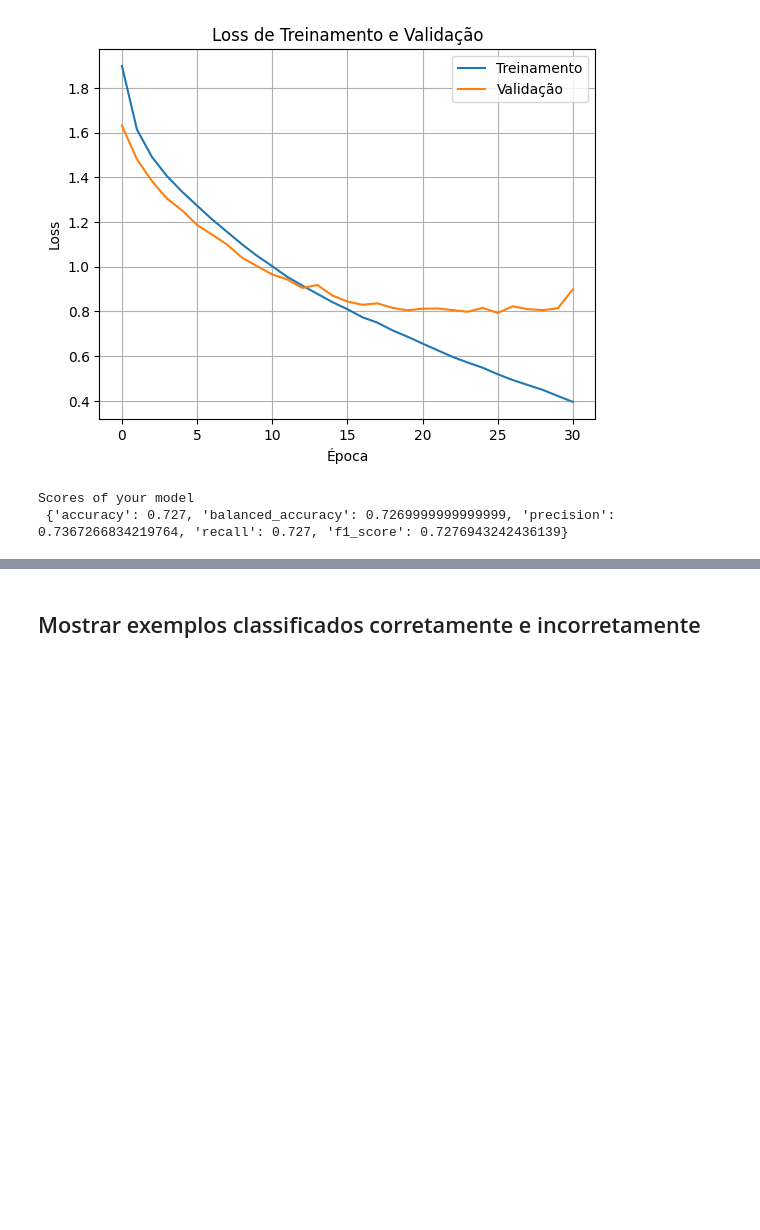
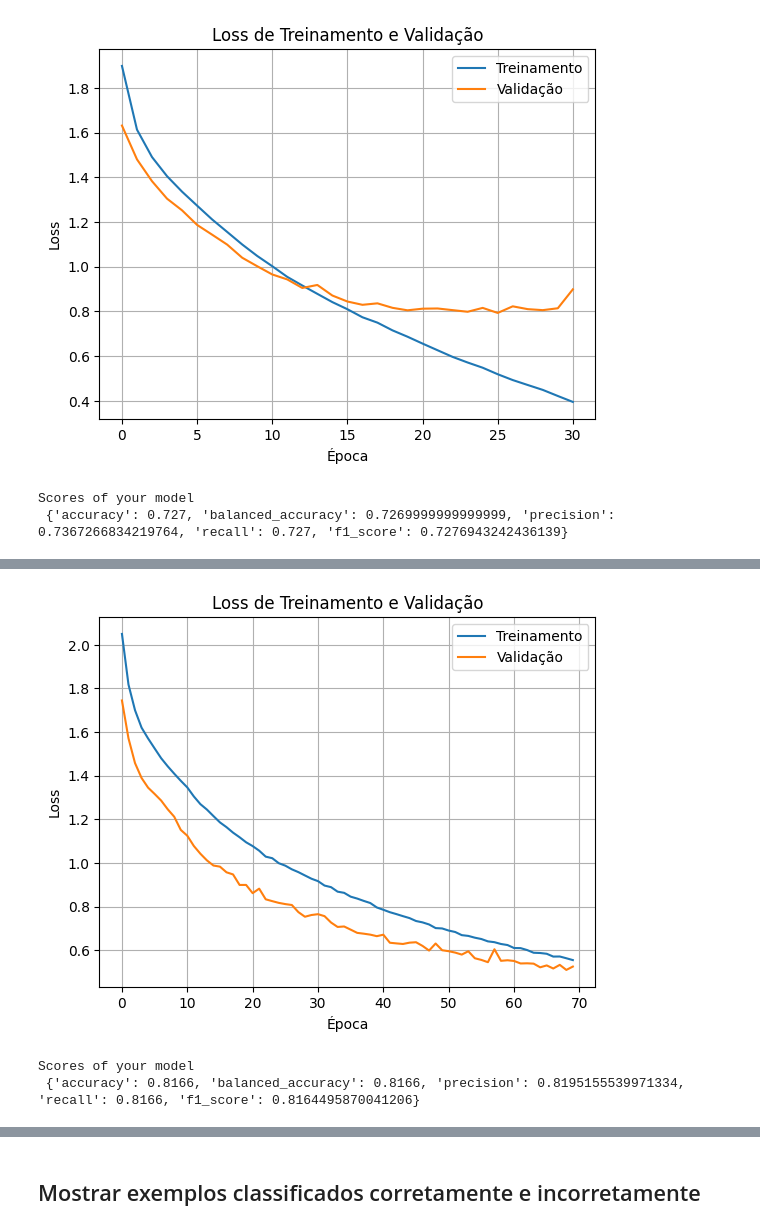
Before and after one commit to JVMergulho/redes_neurais, a Jupyter notebook: miniprojeto1/CNN/CIFAR10_with_CNNs.ipynb, the cells around one changed output, grey strips where cells are left out. Drawn from its saved outputs; the diff is of its cells as text; code cells hidden in the pictures; blank space fills up the shorter version.

```diff
--- a/miniprojeto1/CNN/CIFAR10_with_CNNs.ipynb
+++ b/miniprojeto1/CNN/CIFAR10_with_CNNs.ipynb
@@ -640,0 +743,5 @@ Scores of your model
+# %%
+learning_rate = 0.0001
+num_epochs = 70
+batch_size = 64
+patience = 5
@@ -640,0 +752,22 @@ Scores of your model
+# %%
+config_2convs_1pool  = {
+    'conv_layers': [
+        (32, 3, 1, 1, False),   # conv apenas
+        (64, 3, 1, 1, True),  # conv + pool
+        (128, 3, 1, 1, False),  # conv apenas
+        (256, 3, 1, 1, True)  # conv + pool
+    ],
+    'pool_kernel_size': 2,
+    'pool_stride': 2,
+    'fc_layers': [
+        (120, 0.4),
+        (84, 0.4)
+    ],
+    'output_size': 10
+}
+
+# Criando o modelo
+model_2convs_1pool = FlexibleCNN(config_2convs_1pool).to(device)
+
+optimizer = optim.Adam(model_2convs_1pool.parameters(), lr=learning_rate)
+criterion = nn.CrossEntropyLoss()
@@ -640,0 +805,12 @@ Scores of your model
+# %%
+plotLoss(train_losses, val_losses)
+# %% [output]
+[figure, added]
+# %%
+labels, predictions = makePredictions(trained_CNN, test_loader)
+
+scores = get_scores(labels, predictions)
+print("Scores of your model\n", scores)
+# %% [output]
+Scores of your model
+ {'accuracy': 0.8166, 'balanced_accuracy': 0.8166, 'precision': 0.8195155539971334, 'recall': 0.8166, 'f1_score': 0.8164495870041206}
```
Also changed, not shown: parts of 34 cells of this notebook, 7 other files.
